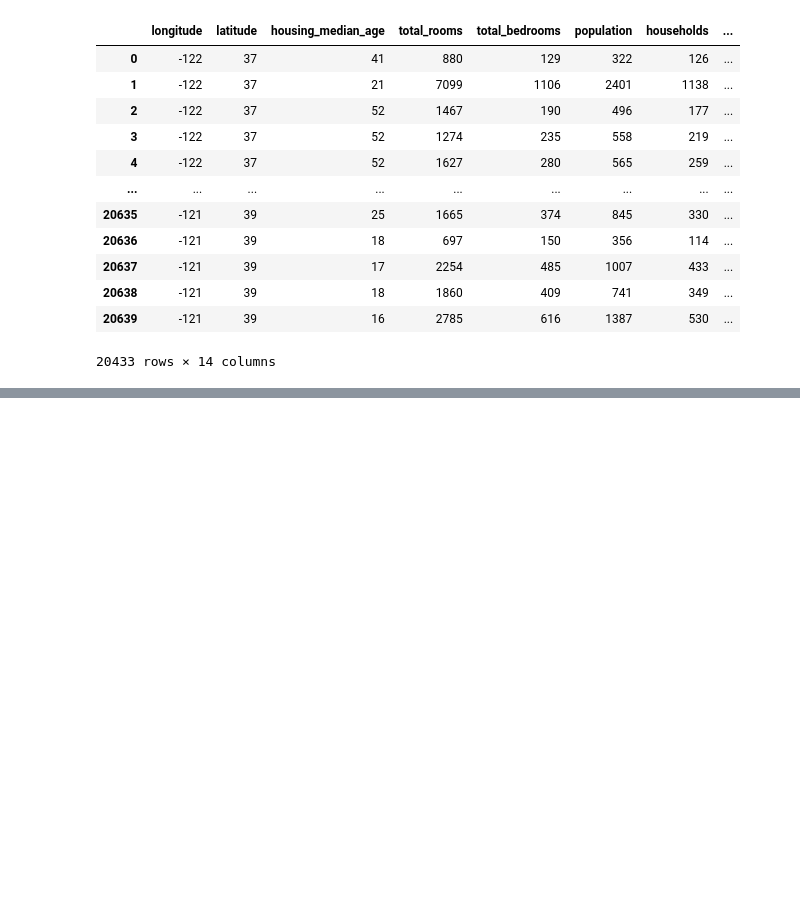
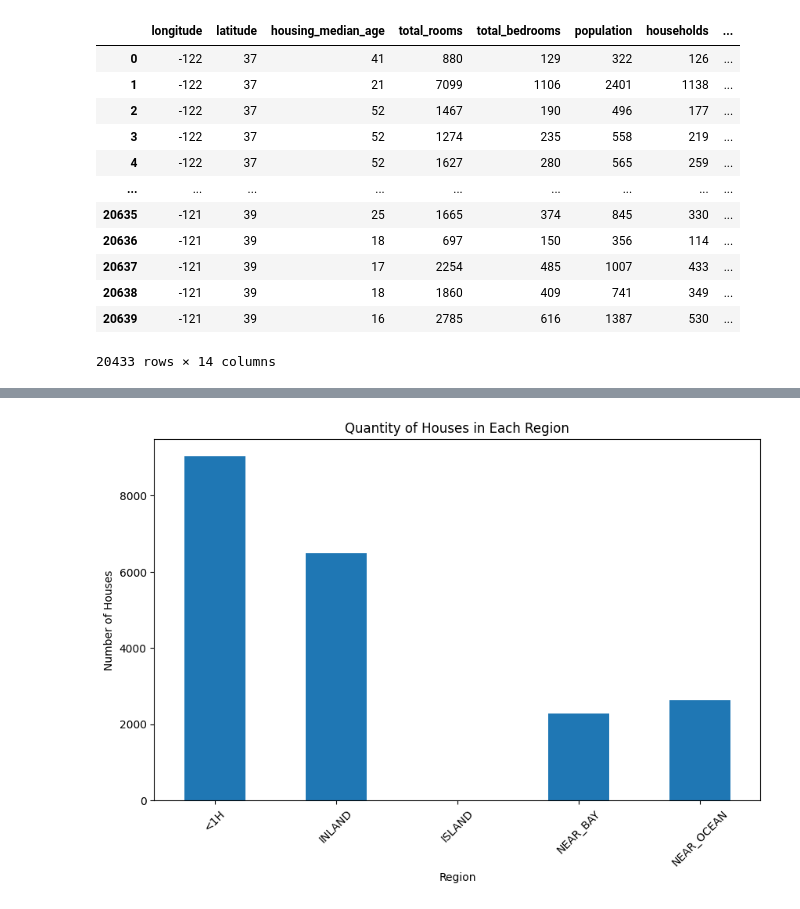
Before and after one commit to AlexDieterr/NewPropertyPrice, a Jupyter notebook: propertyprice.ipynb, the cells around one changed output, grey strips where cells are left out. Saved outputs shown, nothing was run; the diff lists cells and outputs as text; code cells hidden in the pictures; blank space fills up the shorter version.

Commit message:
made two graphs

```diff
--- a/propertyprice.ipynb
+++ b/propertyprice.ipynb
@@ -91,0 +108,16 @@ data
+# %%
+import matplotlib.pyplot as plt
+
+
+
+region_counts = data[['<1H','INLAND','ISLAND','NEAR_BAY','NEAR_OCEAN']].sum()
+
+plt.figure(figsize=(10, 6))
+region_counts.plot(kind="bar")
+plt.xlabel("Region")
+plt.ylabel("Number of Houses")
+plt.title("Quantity of Houses in Each Region")
+plt.xticks(rotation=45)
+plt.show()
+# %% [output]
+[figure, added]
```
Also changed, not shown: parts of 2 cells of this notebook.
